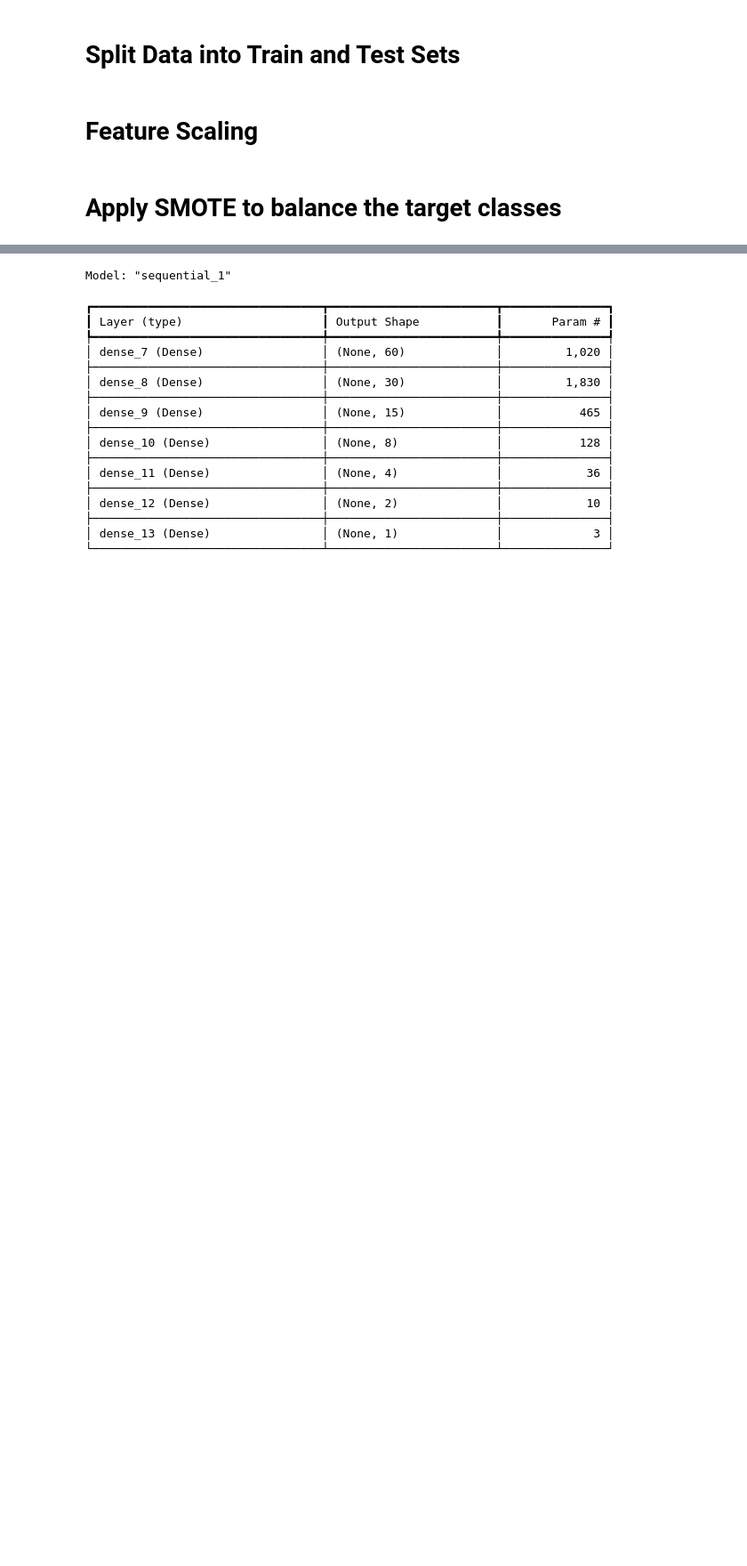
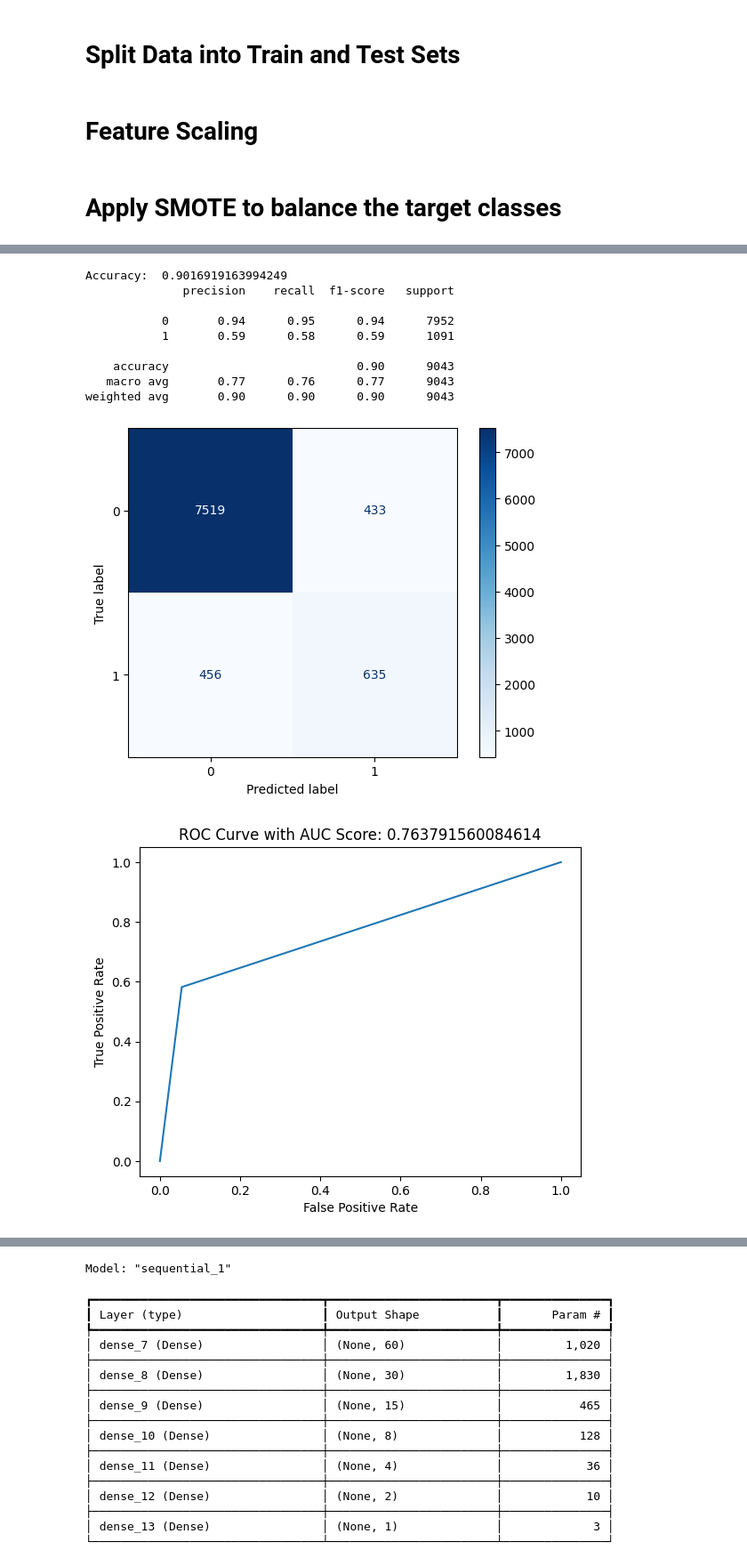
Before and after one commit to jadhavgaurav/Bank_Telemarketing_predictionModel, a Jupyter notebook: Bank_Telemarketing_predictionModel.ipynb, the cells around one changed output, grey strips where cells are left out. Shown at 89% size. Cells and saved outputs as stored; diff of their text form; code cells hidden in the pictures; blank space fills up the shorter version.

```diff
--- a/Bank_Telemarketing_predictionModel.ipynb
+++ b/Bank_Telemarketing_predictionModel.ipynb
@@ -259,0 +367,7 @@ X_train, y_train = sm.fit_resample(X_train, y_train)
+# %%
+
+# Initialize the XGBoost model
+xgb = XGBClassifier()
+
+# Train the model
+xgb.fit(X_train, y_train)
@@ -259,0 +386,38 @@ X_train, y_train = sm.fit_resample(X_train, y_train)
+# %%
+# Predict the test set results
+y_pred_xgb = xgb.predict(X_test)
+
+# Evaluate the model
+accuracy_xgb = accuracy_score(y_test, y_pred_xgb)
+print("Accuracy: ", accuracy_xgb)
+
+print(classification_report(y_test, y_pred_xgb))
+
+# Compute the confusion matrix
+cm_xgb = confusion_matrix(y_test, y_pred_xgb)
+
+# Plot the confusion matrix
+disp_xgb = ConfusionMatrixDisplay(confusion_matrix=cm_xgb, display_labels=[0, 1])
+disp_xgb.plot(cmap=plt.cm.Blues)
+plt.show()
+
+# Plot the ROC curve
+fpr_xgb, tpr_xgb, thresholds_xgb = roc_curve(y_test, y_pred_xgb)
+roc_auc_xgb = roc_auc_score(y_test, y_pred_xgb)
+plt.plot(fpr_xgb, tpr_xgb)
+plt.title(f'ROC Curve with AUC Score: {roc_auc_xgb}')
+plt.xlabel('False Positive Rate')
+plt.ylabel('True Positive Rate')
+plt.show()
+# %% [output]
+Accuracy:  0.9016919163994249
+              precision    recall  f1-score   support
+
+           0       0.94      0.95      0.94      7952
+           1       0.59      0.58      0.59      1091
+
+    accuracy                           0.90      9043
+   macro avg       0.77      0.76      0.77      9043
+weighted avg       0.90      0.90      0.90      9043
+[figure, added]
+[figure, added]
```
Also changed, not shown: parts of 32 cells of this notebook, 8 other files.
